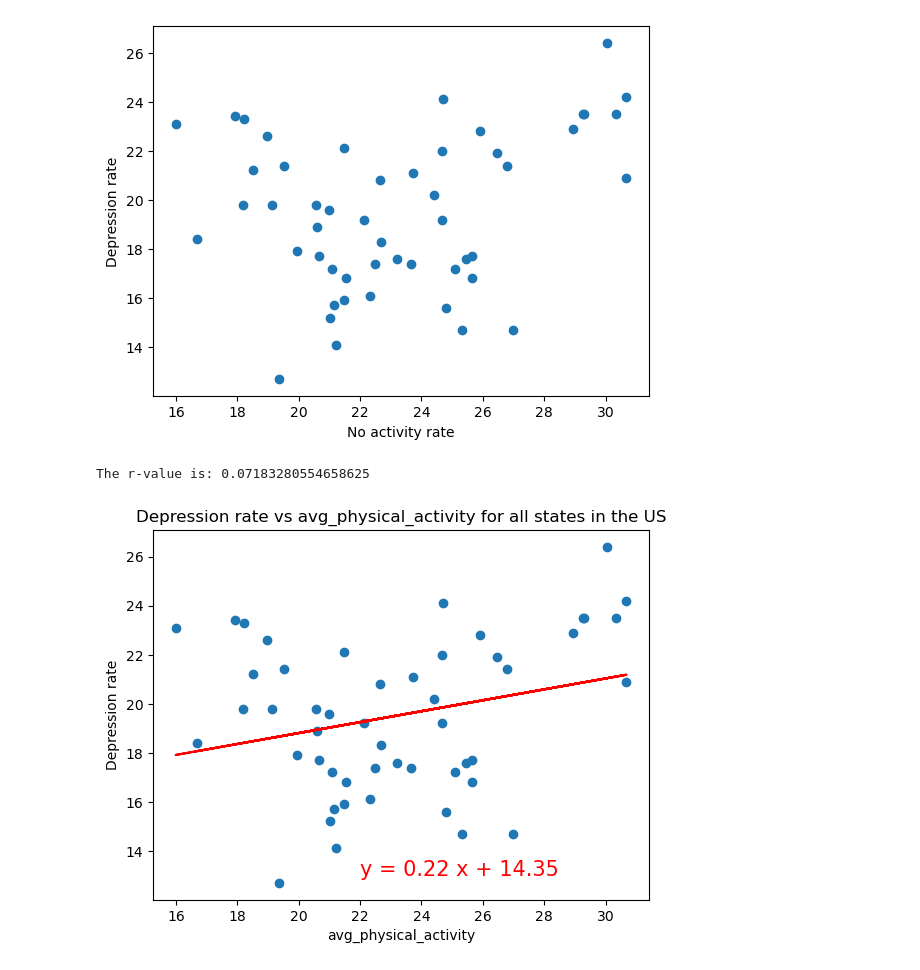
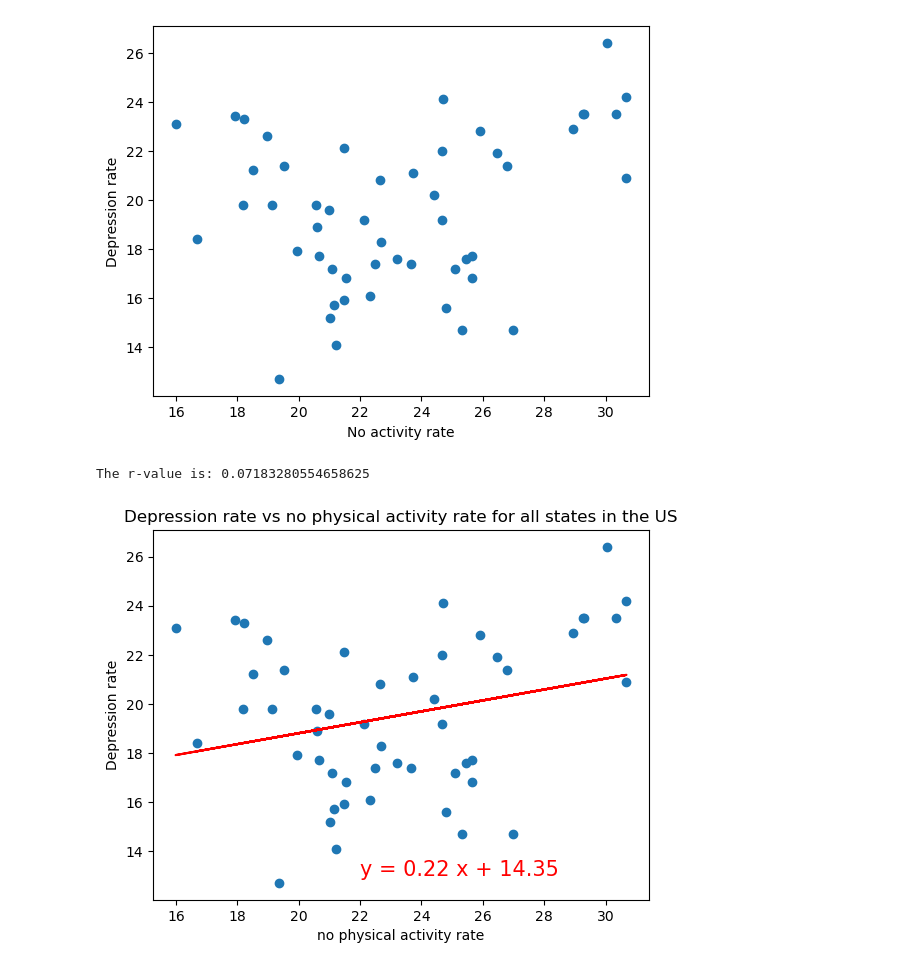
Before and after one commit to soobin83/Project1-Group2, a Jupyter notebook: project/Suicide/Depression.ipynb, the cells around one changed output. Drawn from its saved outputs; the diff is of its cells as text; code cells hidden in the pictures.

```diff
--- a/project/Suicide/Depression.ipynb
+++ b/project/Suicide/Depression.ipynb
@@ -292,7 +292,7 @@ total_people_2020.head()
 # %%
 avg_no_physical_activity_2020 = total_people_2020["no_physical_activity"] / total_people_2020["Sample_Size"] * 100
 
-total_people_2020["avg_physical_activity"] = avg_no_physical_activity_2020
+total_people_2020["no physical activity rate"] = avg_no_physical_activity_2020
 
 total_people_2020.head()
 # %% [output]
@@ -339,32 +339,32 @@ def linear_regression(df, x_col_name, y_col_name, coord):
     # Define a function to create Linear Regression plots
     x_values = df[x_col_name]
     y_values = df[y_col_name]
 
     (slope, intercept, rvalue, pvalue, stderr) = linregress(x_values, y_values)
 
     # Get regression values
     regress_values = x_values * slope + intercept
 
     line_eq = f"y = {round(slope, 2)} x + {round(intercept, 2)}"
 
     plt.scatter(x_values,y_values)
     plt.plot(x_values,regress_values,"r-")
 
     # Label plot and annotate the line equation
     plt.xlabel(x_col_name)
     plt.ylabel(y_col_name)
     plt.title(f"{y_col_name} vs {x_col_name} for all states in the US")
     plt.annotate(line_eq, coord, fontsize=15,color="red")
 
     # Print r value
     print(f"The r-value is: {rvalue**2}")
 
     # Show plot
     plt.show()
 
 # Linear regression
 # Perform a linear regression on suicide rate vs no activity rate
-linear_regression(merged_depression_activity_2020_df , "avg_physical_activity", "Depression rate", (22,13))
+linear_regression(merged_depression_activity_2020_df , "no physical activity rate", "Depression rate", (22,13))
 # %% [output]
 The r-value is: 0.07183280554658625
-[figure, old version]
+[figure, new version]
```
Also changed, not shown: parts of 4 cells of this notebook, 4 other files.
